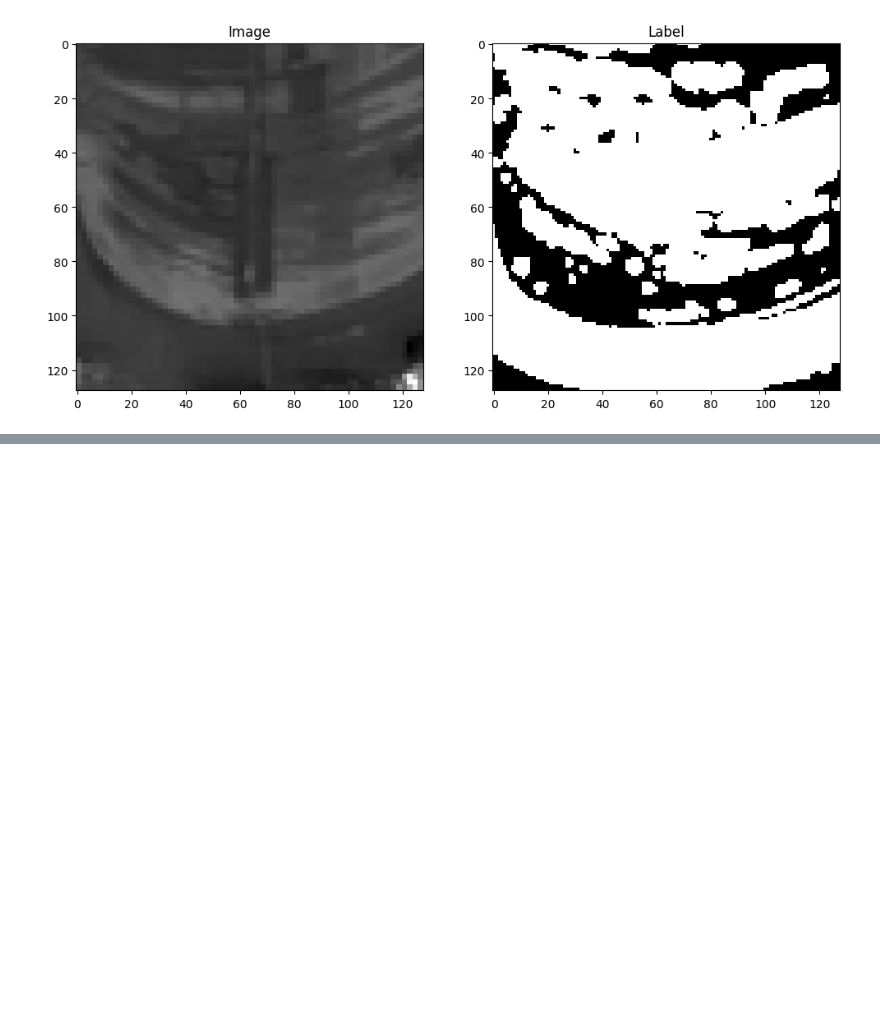
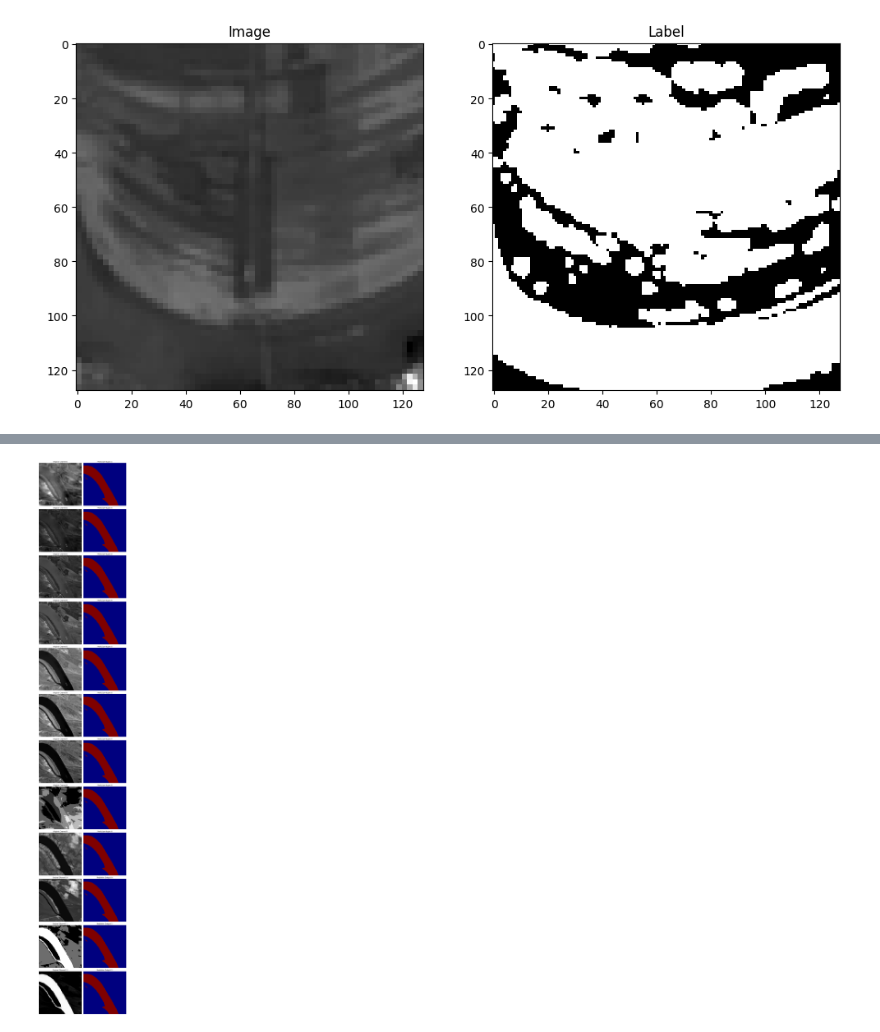
Before and after one commit to AalaaAyman24/Water_Segmentation_Final, a Jupyter notebook: water-segmentation-data.ipynb, the cells around one changed output, grey strips where cells are left out. Saved outputs shown, nothing was run; the diff lists cells and outputs as text; code cells hidden in the pictures; blank space fills up the shorter version.

```diff
--- a/water-segmentation-data.ipynb
+++ b/water-segmentation-data.ipynb
@@ -222,0 +223,24 @@ plt.show()
+# %%
+import tifffile as tiff
+import matplotlib.pyplot as plt
+
+image_path = '/kaggle/input/water-segmentation-dataset/data/images/277.tif'
+image_array = tiff.imread(image_path).squeeze()
+
+prediction_result = model.predict(image_array.reshape(1, 128, 128, 12)).squeeze()
+
+num_channels = image_array.shape[2]
+fig, axes = plt.subplots(num_channels, 2, figsize=(10, 5 * num_channels))
+
+for i in range(num_channels):
+    axes[i, 0].imshow(image_array[:, :, i], cmap='gray')
+    axes[i, 0].set_title(f'Original Channel {i + 1}')
+    axes[i, 0].axis('off')
+
+    axes[i, 1].imshow(prediction_result, cmap='jet')
+    axes[i, 1].set_title(f'Prediction Output {i + 1}')
+    axes[i, 1].axis('off')
+
+plt.tight_layout()
+plt.show()
+# %% [output]
@@ -223 +248,2 @@ plt.show()
+[figure, added]
 # %%
```
Also changed, not shown: parts of 6 cells of this notebook.
